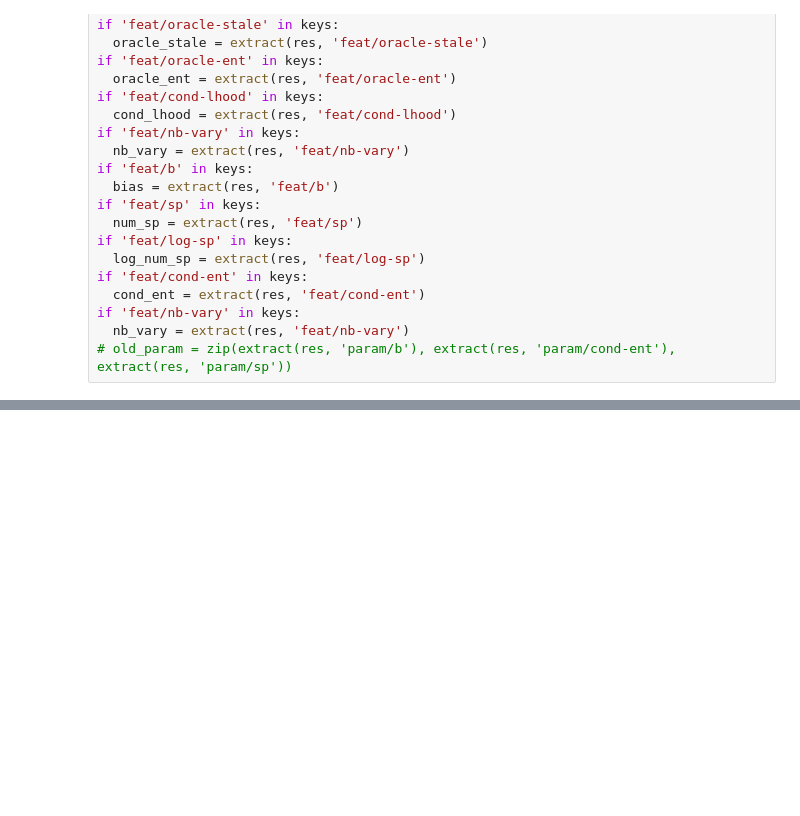
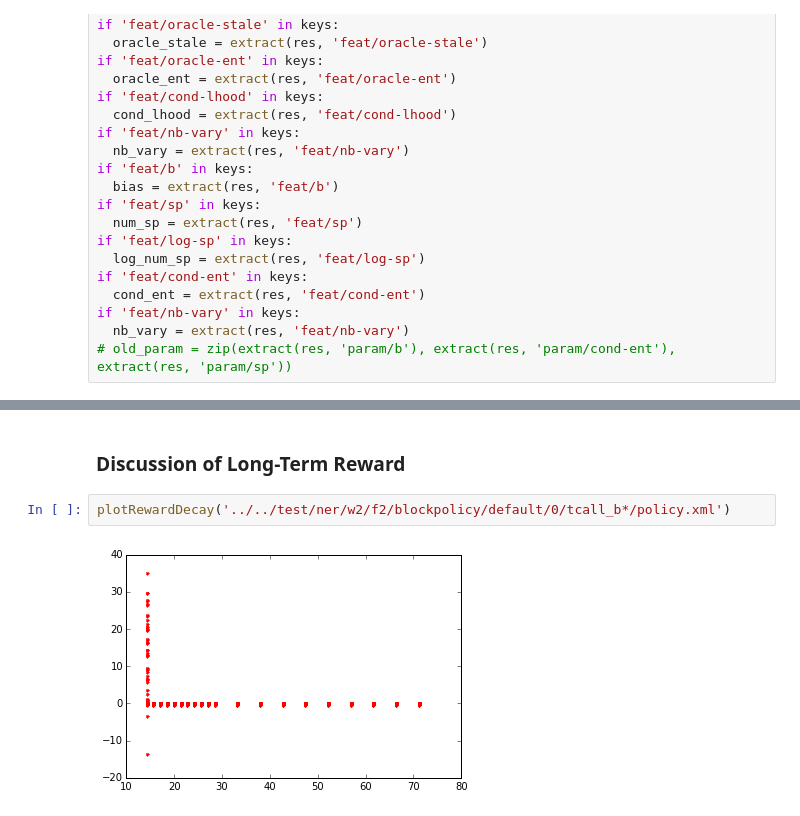
Before and after one commit to strin/HeteroSampler, a Jupyter notebook: notebook/ner/reward(f2).ipynb, the cells around one changed output, grey strips where cells are left out. Saved outputs shown, nothing was run; the diff lists cells and outputs as text; blank space fills up the shorter version.

Commit message:
reward mode

```diff
--- a/notebook/ner/reward(f2).ipynb
+++ b/notebook/ner/reward(f2).ipynb
@@ -149,0 +224,6 @@ if 'feat/nb-vary' in keys:
+# %% [markdown]
+### Discussion of Long-Term Reward
+# %%
+plotRewardDecay('../../test/ner/w2/f2/blockpolicy/default/0/tcall_b*/policy.xml')
+# %% [output]
+[figure, added]
```
Also changed, not shown: parts of 5 cells of this notebook, 4 other files.
